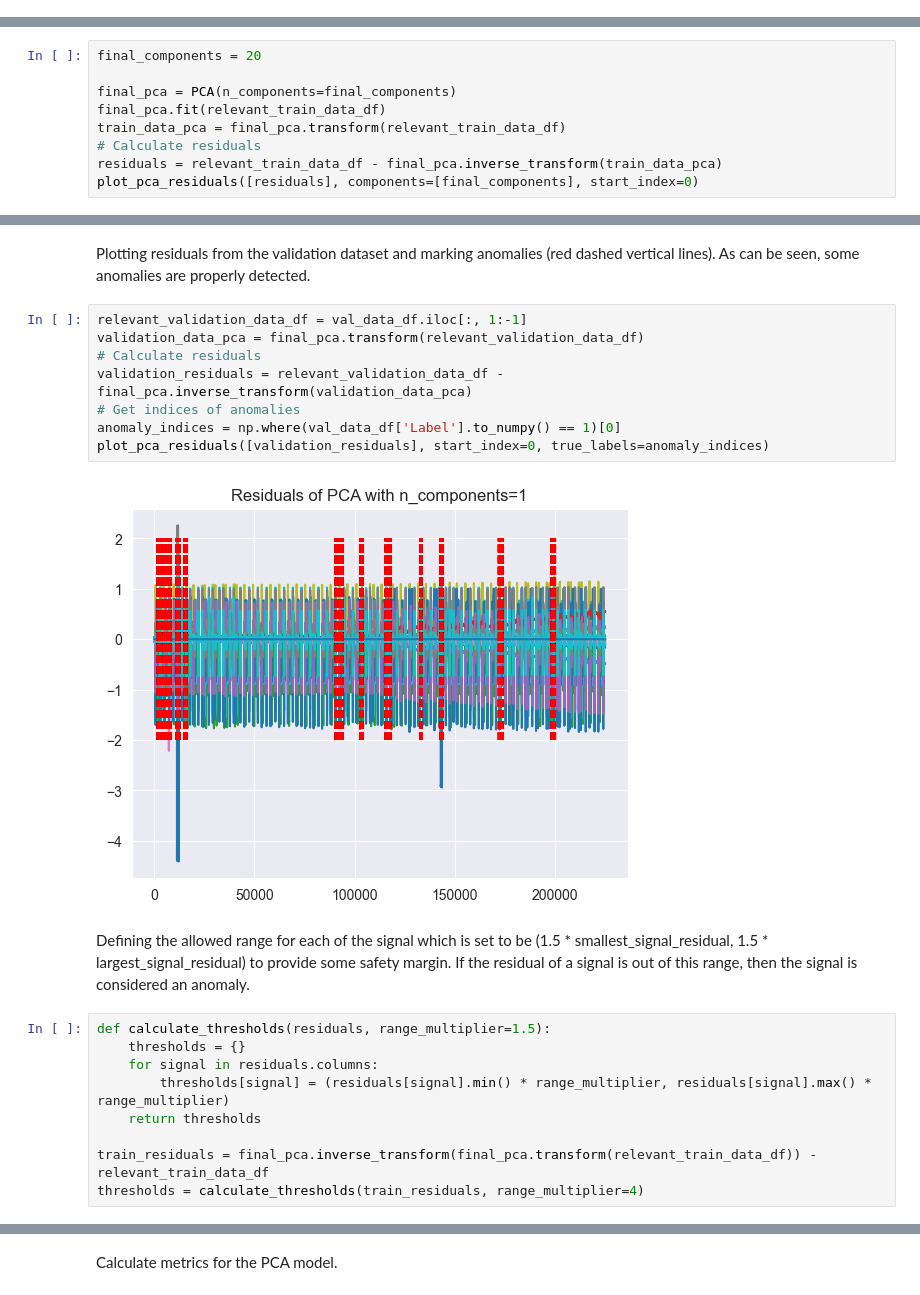
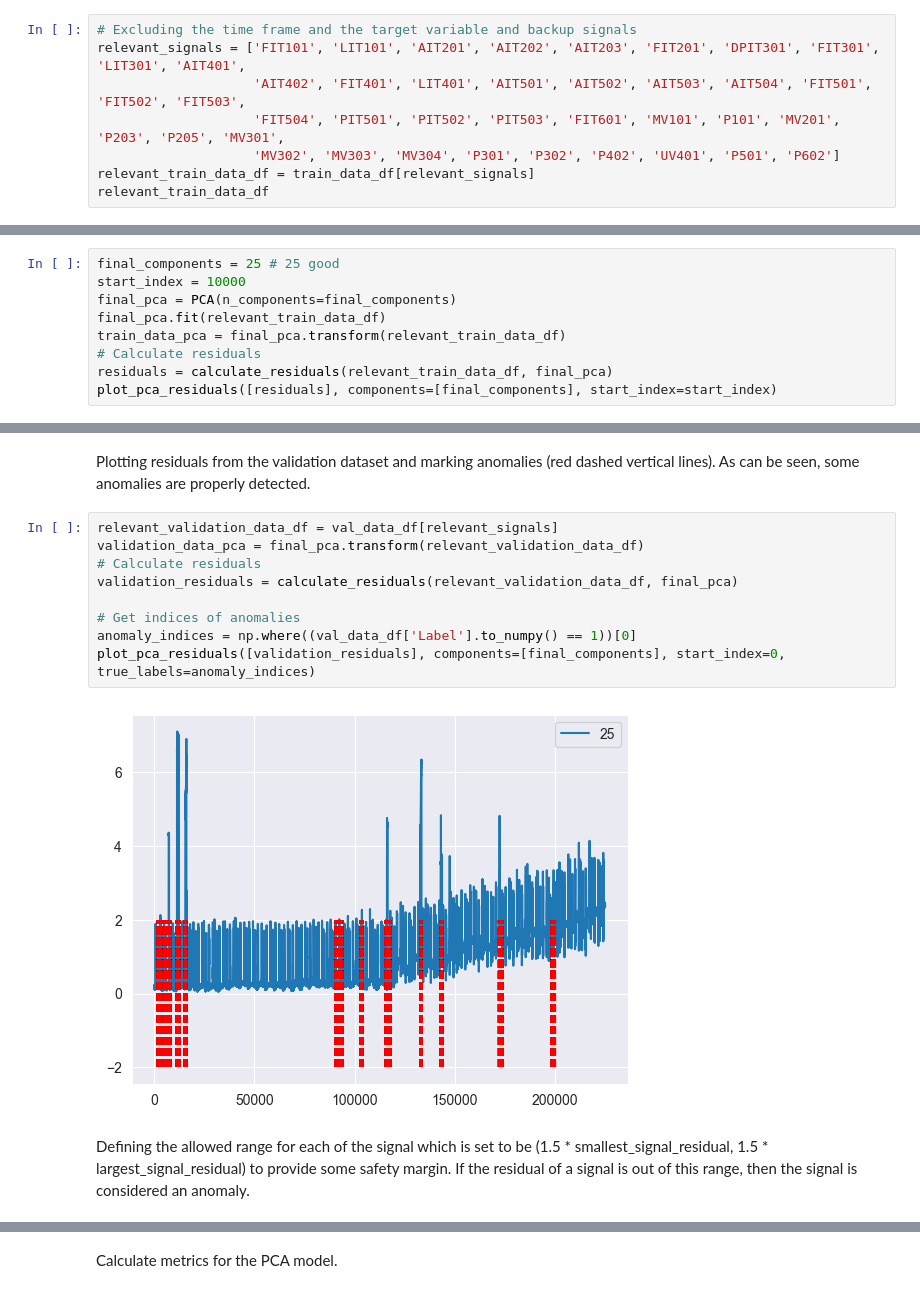
Before and after one commit to kbaran1998/CS4035-cyber-data, a Jupyter notebook: lab2/Lab2-PCA-Regression.ipynb, the cells around one changed output, grey strips where cells are left out. Saved outputs shown, nothing was run; the diff lists cells and outputs as text.

```diff
--- a/lab2/Lab2-PCA-Regression.ipynb
+++ b/lab2/Lab2-PCA-Regression.ipynb
@@ -51,0 +48,8 @@ relevant_train_data_df
+# %%
+# Excluding the time frame and the target variable and backup signals
+relevant_signals = ['FIT101', 'LIT101', 'AIT201', 'AIT202', 'AIT203', 'FIT201', 'DPIT301', 'FIT301', 'LIT301', 'AIT401',
+                    'AIT402', 'FIT401', 'LIT401', 'AIT501', 'AIT502', 'AIT503', 'AIT504', 'FIT501', 'FIT502', 'FIT503',
+                    'FIT504', 'PIT501', 'PIT502', 'PIT503', 'FIT601', 'MV101', 'P101', 'MV201', 'P203', 'P205', 'MV301',
+                    'MV302', 'MV303', 'MV304', 'P301', 'P302', 'P402', 'UV401', 'P501', 'P602']
+relevant_train_data_df = train_data_df[relevant_signals]
+relevant_train_data_df
@@ -109,12 +149,12 @@ plot_pca_residuals(residuals, start_index=0)
 # %% [markdown]
 Analyzing the residuals in the test and validation sets.
 # %%
-final_components = 20
-
+final_components = 25 # 25 good
+start_index = 10000
 final_pca = PCA(n_components=final_components)
 final_pca.fit(relevant_train_data_df)
 train_data_pca = final_pca.transform(relevant_train_data_df)
 # Calculate residuals
-residuals = relevant_train_data_df - final_pca.inverse_transform(train_data_pca)
-plot_pca_residuals([residuals], components=[final_components], start_index=0)
+residuals = calculate_residuals(relevant_train_data_df, final_pca)
+plot_pca_residuals([residuals], components=[final_components], start_index=start_index)
 # %% [output]
@@ -133,23 +173,15 @@ plot_pca_residuals([residuals], components=[final_components], start_index=0)
 # %% [markdown]
 Plotting residuals from the validation dataset and marking anomalies (red dashed vertical lines). As can be seen, some anomalies are properly detected.
 # %%
-relevant_validation_data_df = val_data_df.iloc[:, 1:-1]
+relevant_validation_data_df = val_data_df[relevant_signals]
 validation_data_pca = final_pca.transform(relevant_validation_data_df)
 # Calculate residuals
-validation_residuals = relevant_validation_data_df - final_pca.inverse_transform(validation_data_pca)
+validation_residuals = calculate_residuals(relevant_validation_data_df, final_pca)
+
 # Get indices of anomalies
-anomaly_indices = np.where(val_data_df['Label'].to_numpy() == 1)[0]
-plot_pca_residuals([validation_residuals], start_index=0, true_labels=anomaly_indices)
+anomaly_indices = np.where((val_data_df['Label'].to_numpy() == 1))[0]
+plot_pca_residuals([validation_residuals], components=[final_components], start_index=0, true_labels=anomaly_indices)
 # %% [output]
-[figure, old version]
+[figure, new version]
 # %% [markdown]
 Defining the allowed range for each of the signal which is set to be (1.5 * smallest_signal_residual, 1.5 * largest_signal_residual) to provide some safety margin. If the residual of a signal is out of this range, then the signal is considered an anomaly.
-# %%
-def calculate_thresholds(residuals, range_multiplier=1.5):
-    thresholds = {}
-    for signal in residuals.columns:
-        thresholds[signal] = (residuals[signal].min() * range_multiplier, residuals[signal].max() * range_multiplier)
-    return thresholds
-
-train_residuals = final_pca.inverse_transform(final_pca.transform(relevant_train_data_df)) - relevant_train_data_df
-thresholds = calculate_thresholds(train_residuals, range_multiplier=4)
```
Also changed, not shown: parts of 18 cells of this notebook.
